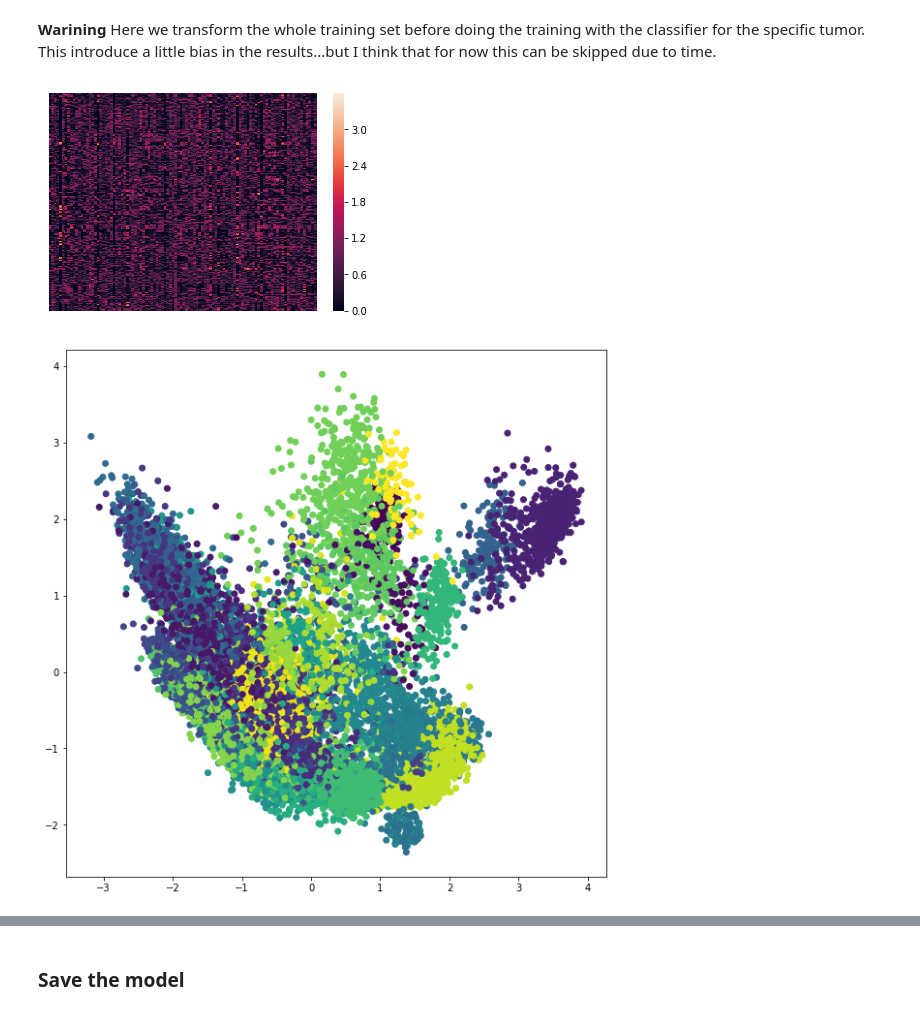
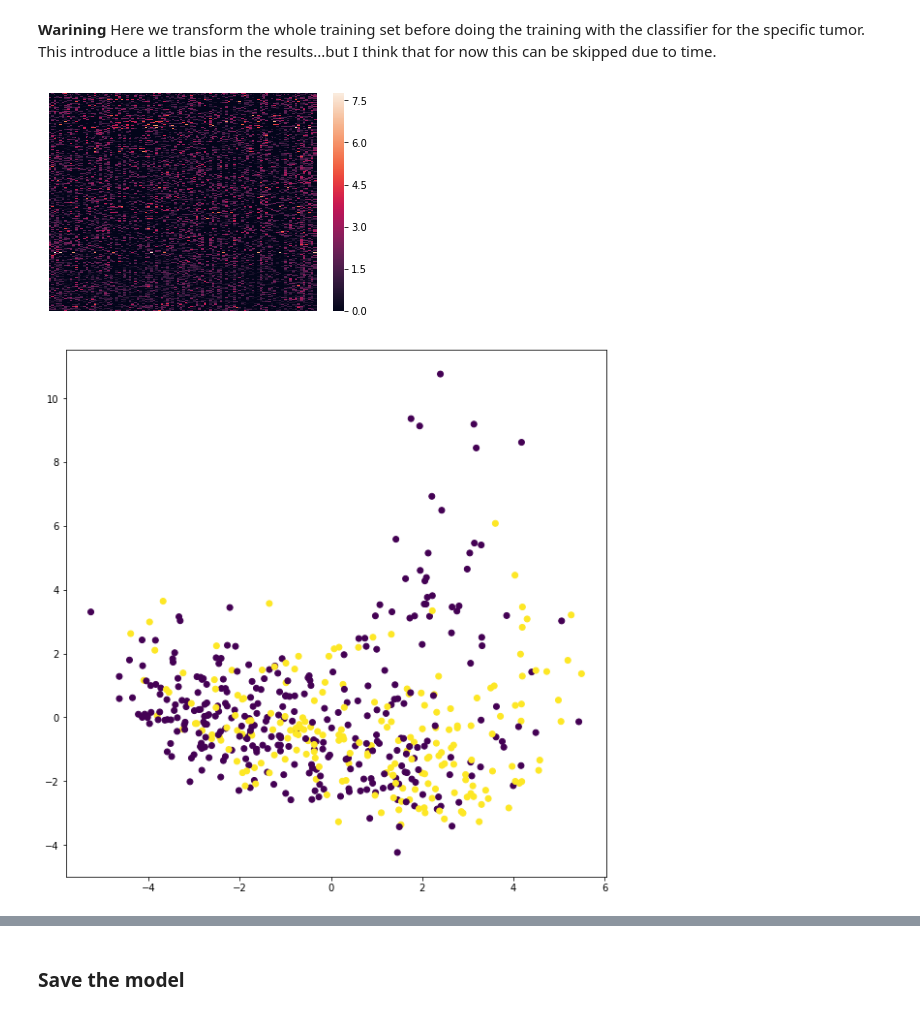
Before and after one commit to harel-coffee/cancer_classification-auto, a Jupyter notebook: staging/TCGA_AE.ipynb, the cells around one changed output, grey strips where cells are left out. Cells and saved outputs as stored; diff of their text form; code cells hidden in the pictures.

```diff
--- a/staging/TCGA_AE.ipynb
+++ b/staging/TCGA_AE.ipynb
@@ -232,7 +257,7 @@ tcga_t = tcga[:, genes_top_idxs]
 Scaling the shit out of it...
 # %%
 scaler = MinMaxScaler()
-scaler.fit(tcga_t)
-tcga_t = scaler.transform(tcga_t)
+scaler.fit(X_t)
+X_t = scaler.transform(X_t)
 # %%
 plt.figure(figsize=(10, 10))
@@ -244,7 +269,7 @@ plt.show()
 # %% [markdown]
 ## AutoEncoder definition
 # %%
-input_shape = tcga_t.shape[1]
+input_shape = X_t.shape[1]
 dropout1_ratio = 0.2
 e1_dim = 1000
 encoding_dim=100
@@ -283,6 +308,28 @@ def simple_AE_with_BatchNormalization():
     return encoder, autoencoder
 
 
+def medium_AE_with_BatchNormalization():
+    encoder_input = Input(shape=(input_shape,), name="input")
+
+    embedding = Dense(e1_dim, kernel_initializer='glorot_uniform',
+                      bias_initializer='glorot_uniform', name="h1")(encoder_input)
+    embedding = BatchNormalization(name="Batch_Normalization_1")(embedding)
+    embedding = Activation("relu")(embedding)
+
+    embedding = Dense(encoding_dim, kernel_initializer='glorot_uniform',
+                      bias_initializer='glorot_uniform', name="h2")(embedding)
+    embedding = BatchNormalization(name="Batch_Normalization_2")(embedding)
+    embedding = Activation("relu")(embedding)
+
+    decoder = Dense(input_shape, activation="sigmoid", kernel_initializer='glorot_uniform',
+                    bias_initializer='glorot_uniform', name="output")(embedding)
+
+    autoencoder = Model(inputs=encoder_input, outputs=decoder, name="autoencoder")
+    encoder = Model(inputs=encoder_input, outputs=embedding)
+    autoencoder.compile(optimizer='adam', loss='mse')
+    return encoder, autoencoder
+
+
 def create_sparse_autoencoder(input_shape, encoding_dim=100):
     encoder_input = Input(shape=(input_shape,), name="encoder_input")
     dropout1 = Dropout(dropout1_ratio)(encoder_input)
@@ -307,7 +354,7 @@ def create_sparse_autoencoder(input_shape, encoding_dim=100):
     return encoder, autoencoder
 # %%
 K.clear_session()
-encoder, autoencoder = simple_AE_with_BatchNormalization()
+encoder, autoencoder = medium_AE_with_BatchNormalization()
 visualize_model(autoencoder)
 # %% [output]
 [drawing not drawn]
@@ -329,17 +378,17 @@ history = autoencoder.fit(tcga_t, tcga_t, verbose=0,
 **Warining**
 Here we transform the whole training set before doing the training with the classifier for the specific tumor. This introduce a little bias in the results...but I think that for now this can be skipped due to time.
 # %%
-encoded_tcga = encoder.predict(tcga_t)
+encoded_X = encoder.predict(X_t)
 # %%
 plt.figure()
-sns.heatmap(encoded_tcga, xticklabels=False, yticklabels=False)
+sns.heatmap(encoded_X, xticklabels=False, yticklabels=False)
 plt.show()
 # %% [output]
-[figure, old version]
+[figure, new version]
 # %%
 plt.figure(figsize=(10, 10))
-utils.plot_PCA(encoded_tcga, sample_types._primary_disease.tolist())
+utils.plot_PCA(encoded_X, y)
 plt.show()
 # %% [output]
-[figure, old version]
+[figure, new version]
 # %%
```
Also changed, not shown: parts of 42 cells of this notebook, 3 other files.
